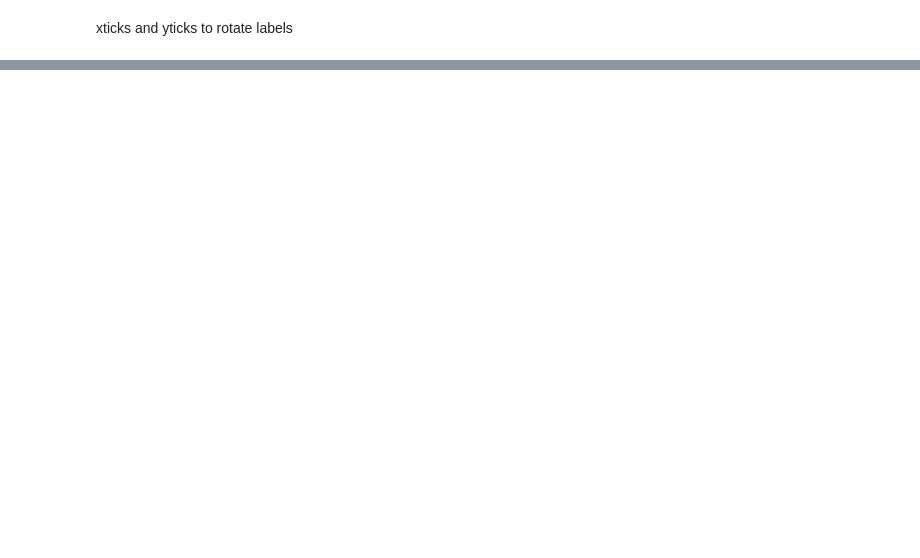
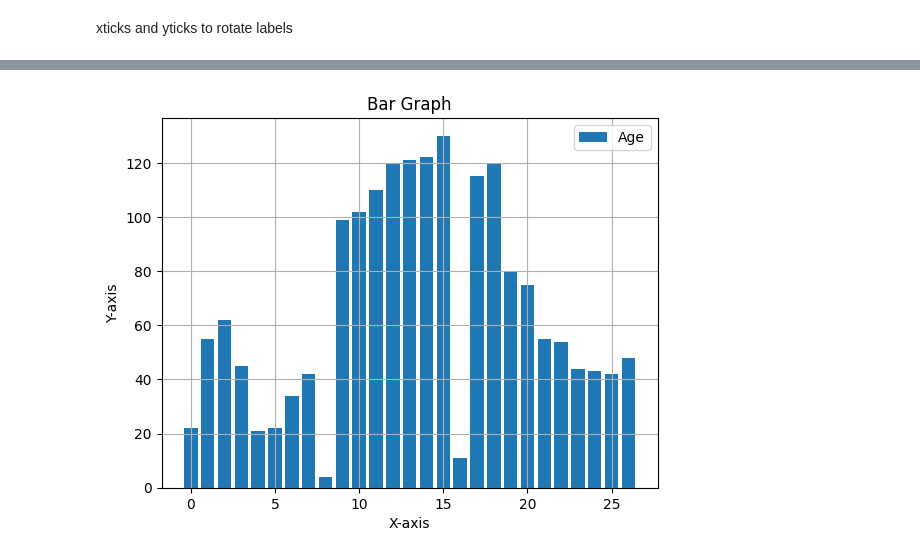
Before and after one commit to ayush-130904/Data-Analyst-Journey, a Jupyter notebook: python/libraries/matplotlib/matplotlib.ipynb, the cells around one changed output, grey strips where cells are left out. Drawn from its saved outputs; the diff is of its cells as text; code cells hidden in the pictures; blank space fills up the shorter version.

```diff
--- a/python/libraries/matplotlib/matplotlib.ipynb
+++ b/python/libraries/matplotlib/matplotlib.ipynb
@@ -70,0 +166,14 @@ plt.show()
+# %%
+population_age = [22,55,62,45,21,22,34,42,4,99,102,110,120,121,122,130,11,115,120,80,75,55,54,44,43,42,48]
+
+ids = [x for x in range(len(population_age))]
+plt.bar(ids, population_age, label="Age")
+
+plt.title("Bar Graph")
+plt.xlabel("X-axis")
+plt.ylabel("Y-axis")
+plt.grid(True)
+plt.legend()
+plt.show()
+# %% [output]
+[figure, added]
```
Also changed, not shown: parts of 22 cells of this notebook.
